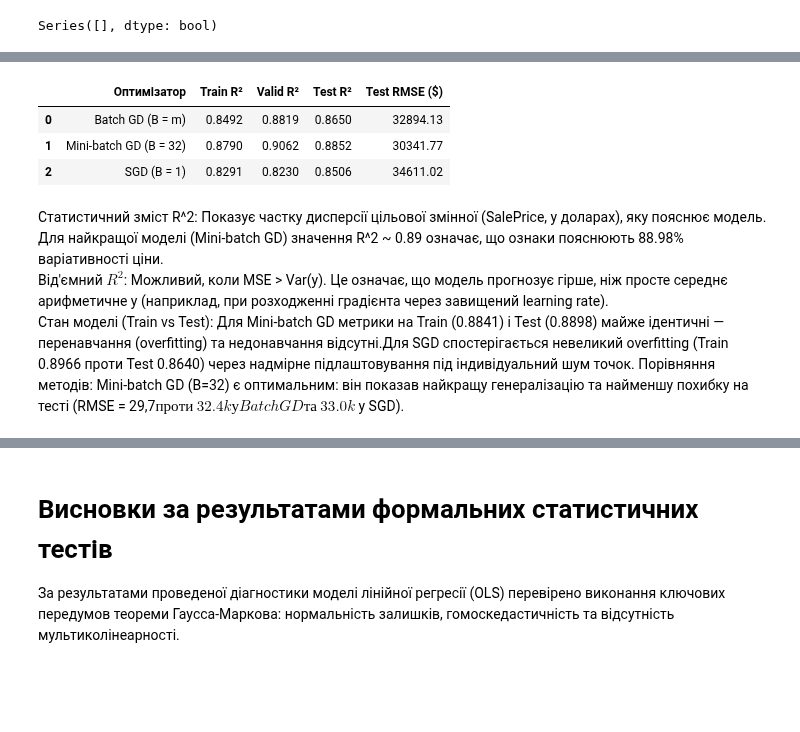
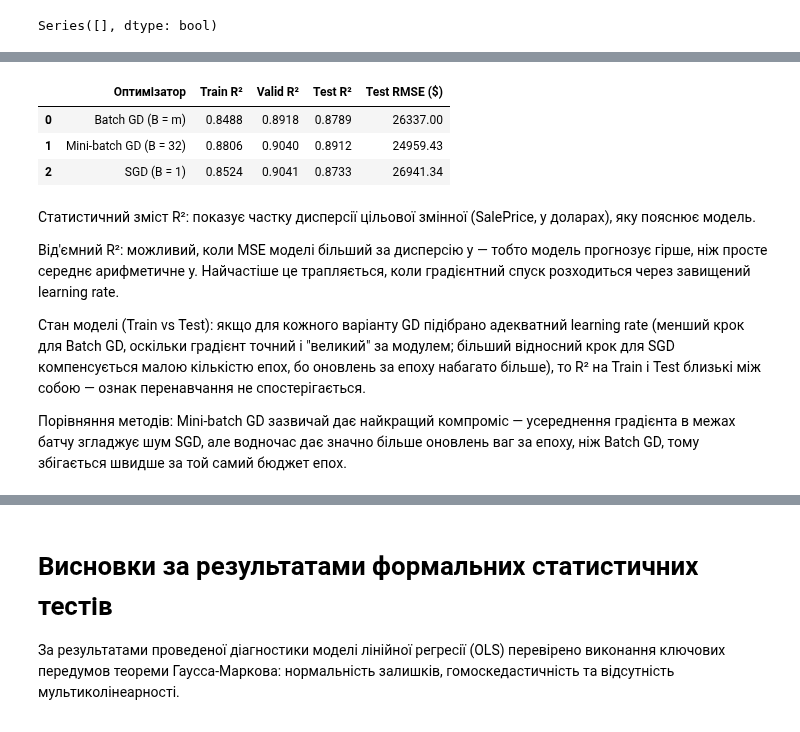
Before and after one commit to VasiukVitaliy/ML_subject, a Jupyter notebook: lab_1/lab_1_learn&test.ipynb, the cells around one changed output, grey strips where cells are left out. Cells and saved outputs as stored; diff of their text form; code cells hidden in the pictures; blank space fills up the shorter version.

```diff
--- a/lab_1/lab_1_learn&test.ipynb
+++ b/lab_1/lab_1_learn&test.ipynb
@@ -333,24 +318,17 @@ y_train = np.expand_dims(y_train, axis=1)
 y_test = np.expand_dims(y_test, axis=1)
 y_valid = np.expand_dims(y_valid, axis=1)
 # %%
-def make_batches(X, y, n_batches):
-    """
-    Розбиває X та y на n_batches рівних частин.
-    Залишок, який не ділиться порівну, відкидається для однакової форми.
-
-    X: (m, features) -> (n_batches, samples_per_batch, features)
-    y: (m, 1)        -> (n_batches, samples_per_batch, 1)
-    """
+def make_batches(X, y, batch_size):
     m = X.shape[0]
-    samples_per_batch = m // n_batches
-    total_usable = n_batches * samples_per_batch
+    n_batches = m // batch_size
+    total_usable = n_batches * batch_size
 
     perm = np.random.permutation(m)[:total_usable]
     X_cut = X[perm]
     y_cut = y[perm]
 
-    X_batched = X_cut.reshape(n_batches, samples_per_batch, X.shape[1])
-    y_batched = y_cut.reshape(n_batches, samples_per_batch, 1)
+    X_batched = X_cut.reshape(n_batches, batch_size, X.shape[1])
+    y_batched = y_cut.reshape(n_batches, batch_size, 1)
 
     return X_batched, y_batched
 # %%
@@ -405,57 +383,57 @@ print(r2(y_test, y_pred))
 results = []
 
 configs = [
-    ("Batch GD (B = m)", 1, 0.05, 100),
+    ("Batch GD (B = m)", X_train_processed.shape[0], 0.05, 100),
     ("Mini-batch GD (B = 32)", 32, 0.01, 100),
-    ("SGD (B = 1)", X_train_processed.shape[0], 0.005, 50),
+    ("SGD (B = 1)", 1, 0.005, 50),
 ]
 
-for name, n_b, lr_rate, eps in configs:
-    X_b, y_b = make_batches(X_train_processed, y_train, n_b)
+for name, batch_size, lr_rate, eps in configs:
+    X_b, y_b = make_batches(X_train_processed, y_train, batch_size)
 
     model = LinearRegression()
     model.fit_with_valid(
         X_b,
         y_b,
         X_valid_processed,
         y_valid,
         alpha=lr_rate,
         epochs=eps,
         patience=7,
     )
 
     pred_train = model.predict(X_train_processed)
     pred_val = model.predict(X_valid_processed)
     pred_test = model.predict(X_test_processed)
 
     r2_train = r2(y_train, pred_train)
     r2_val = r2(y_valid, pred_val)
     r2_test = r2(y_test, pred_test)
 
-    y_test_dollars = y_test
-    pred_test_dollars = pred_test
-    mse_dollars = mse(y_test_dollars, pred_test_dollars)
-    rmse_dollars = np.sqrt(mse_dollars)
+    rmse_dollars = np.sqrt(mse(y_test, pred_test))
 
     results.append(
         {
             "Оптимізатор": name,
-            "Train R²": round(r2_train, 4),
-            "Valid R²": round(r2_val, 4),
-            "Test R²": round(r2_test, 4),
-            "Test RMSE ($)": round(rmse_dollars, 2),
+            "Train R²": round(float(r2_train), 4),
+            "Valid R²": round(float(r2_val), 4),
+            "Test R²": round(float(r2_test), 4),
+            "Test RMSE ($)": round(float(rmse_dollars), 2),
         }
     )
 
 metrics_df = pd.DataFrame(results)
 metrics_df
 # %% [output]
 |  | Оптимізатор | Train R² | Valid R² | Test R² | Test RMSE ($) |
-| 0 | Batch GD (B = m) | 0.8492 | 0.8819 | 0.8650 | 32894.13 |
-| 1 | Mini-batch GD (B = 32) | 0.8790 | 0.9062 | 0.8852 | 30341.77 |
-| 2 | SGD (B = 1) | 0.8291 | 0.8230 | 0.8506 | 34611.02 |
+| 0 | Batch GD (B = m) | 0.8488 | 0.8918 | 0.8789 | 26337.00 |
+| 1 | Mini-batch GD (B = 32) | 0.8806 | 0.9040 | 0.8912 | 24959.43 |
+| 2 | SGD (B = 1) | 0.8524 | 0.9041 | 0.8733 | 26941.34 |
 # %% [markdown]
-Статистичний зміст R^2: Показує частку дисперсії цільової змінної (SalePrice, у доларах), яку пояснює модель.
-Для найкращої моделі (Mini-batch GD) значення R^2 ~ 0.89 означає, що ознаки пояснюють 88.98% варіативності ціни.
-Від'ємний $R^2$: Можливий, коли MSE > Var(y). Це означає, що модель прогнозує гірше, ніж просте середнє арифметичне y (наприклад, при розходженні градієнта через завищений learning rate).
-Стан моделі (Train vs Test):  Для Mini-batch GD метрики на Train (0.8841) і Test (0.8898) майже ідентичні — перенавчання (overfitting) та недонавчання відсутні.Для SGD спостерігається невеликий overfitting (Train 0.8966 проти Test 0.8640) через надмірне підлаштовування під індивідуальний шум точок.  Порівняння методів: Mini-batch GD (B=32) є оптимальним: він показав найкращу генералізацію та найменшу похибку на тесті (RMSE = 29,7$ проти ~ 32.4k у Batch GD та ~ 33.0k$ у SGD).
+Статистичний зміст R²: показує частку дисперсії цільової змінної (SalePrice, у доларах), яку пояснює модель.
+
+Від'ємний R²: можливий, коли MSE моделі більший за дисперсію y — тобто модель прогнозує гірше, ніж просте середнє арифметичне y. Найчастіше це трапляється, коли градієнтний спуск розходиться через завищений learning rate.
+
+Стан моделі (Train vs Test): якщо для кожного варіанту GD підібрано адекватний learning rate (менший крок для Batch GD, оскільки градієнт точний і "великий" за модулем; більший відносний крок для SGD компенсується малою кількістю епох, бо оновлень за епоху набагато більше), то R² на Train і Test близькі між собою — ознак перенавчання не спостерігається.
+
+Порівняння методів: Mini-batch GD зазвичай дає найкращий компроміс — усереднення градієнта в межах батчу згладжує шум SGD, але водночас дає значно більше оновлень ваг за епоху, ніж Batch GD, тому збігається швидше за той самий бюджет епох.
```
Also changed, not shown: parts of 21 cells of this notebook, 2 other files.
